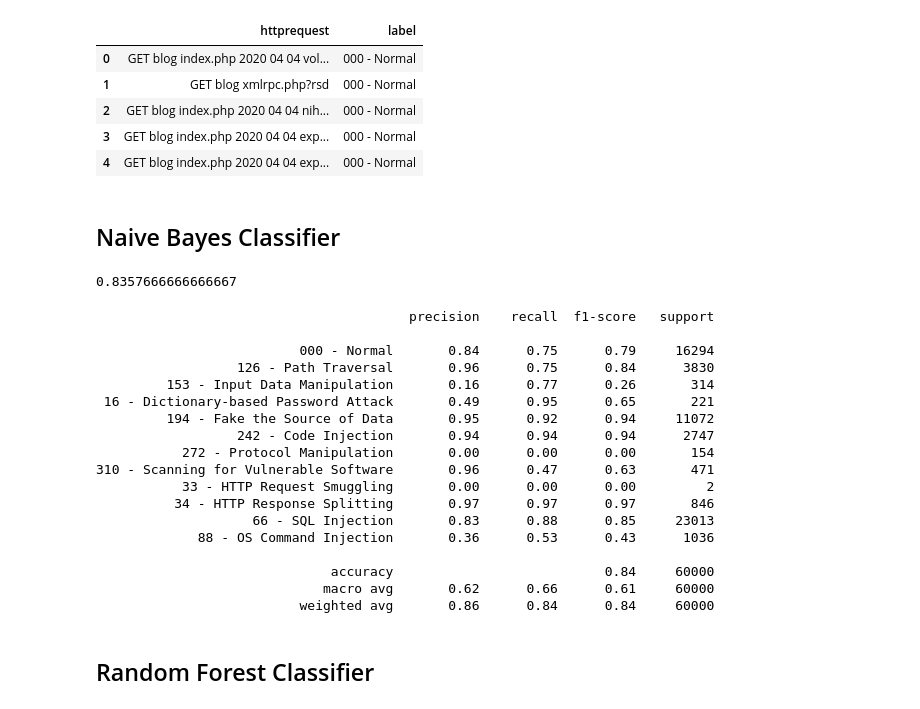
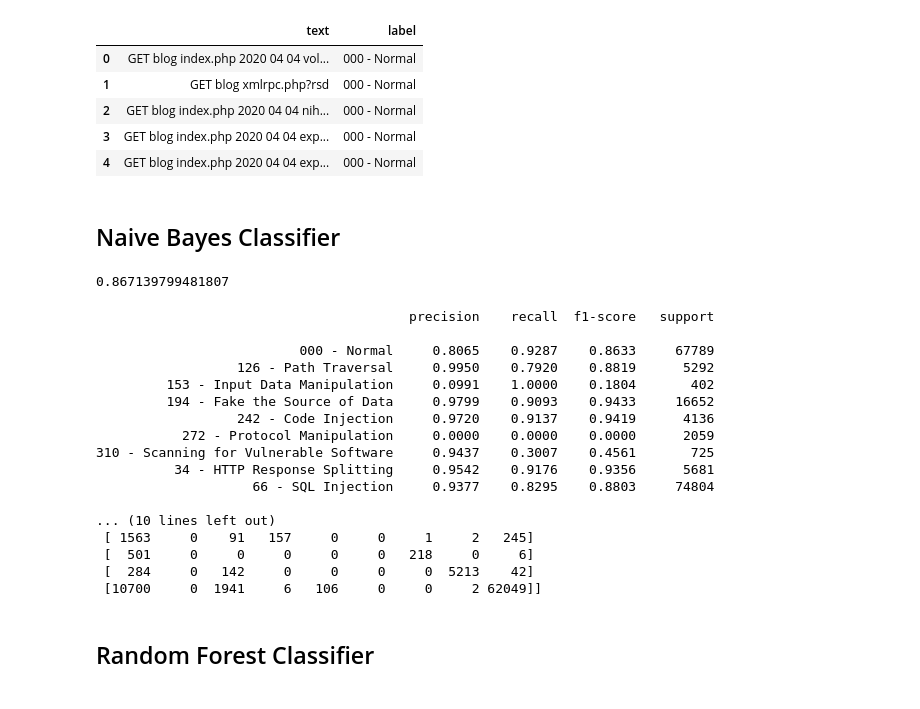
Before and after one commit to DatPham1001/SecBERT, a Jupyter notebook: multilabel-train/TrainningMultiClass.ipynb, the cells around one changed output. Drawn from its saved outputs; the diff is of its cells as text; code cells hidden in the pictures.

```diff
--- a/multilabel-train/TrainningMultiClass.ipynb
+++ b/multilabel-train/TrainningMultiClass.ipynb
@@ -47,9 +47,9 @@ from gensim.models import Word2Vec #Word2Vec is mostly used for huge datasets
 [nltk_data]   Package wordnet is already up-to-date!
 # %%
-data_dir = 'E:\Work_DatPT\Study\Master'
-df_train = pd.read_csv('E:\Work_DatPT\Study\Master\SecBERT\multilabel-train\dataset_capec_multilabel_all.csv')
+# data_dir = 'E:\Work_DatPT\Study\Master'
+df_train = pd.read_csv('D:\Hoc\SecBert\SecBERT\multilabel-train\dataset_capec.csv')
 # df_train = pd.read_csv('E:\Work_DatPT\Study\Master\SecBERT\multilabel-train\dataset_capec_multilabel.csv')
-df_train = df_train.head(300000)
+# df_train = df_train.head(300000)
 # %%
 label_counts = df_train['label'].value_counts()
 
@@ -79,0 +103,8 @@ plt.show()
+# %%
+df_train['text'] = df_train['text'].str.replace('/',' ')
+# df_train.head(10)
+
+#Lấy 100 giá trị đầu tiên cho mỗi nhãn
+grouped_df = df_train.groupby('label').head(1)
+
+grouped_df.head(100)
@@ -117,17 +159,17 @@ class Vectorizer:
                     embedding_matrix[word2id[content[0]]] = np.array(list(map(float, content[1:])))
         return embedding_matrix
 # %%
-X_train, X_val, y_train, y_val = train_test_split(df_train["httprequest"],
+X_train, X_val, y_train, y_val = train_test_split(df_train["text"],
                                                   df_train["label"],
                                                   test_size=0.2,
                                                   shuffle=True)
 vectorizer = Vectorizer('TFIDF')
 train_features, test_features = vectorizer.feature_extraction(X_train, X_val)
 # Optional (not effect very much)
-df_train['httprequest'] = df_train['httprequest'].str.replace('/',' ')
+df_train['text'] = df_train['text'].str.replace('/',' ')
 df_train.head()
 # %% [output]
-|  | httprequest | label |
+|  | text | label |
 | 0 | GET blog index.php 2020 04 04 vol... | 000 - Normal |
 | 1 | GET blog xmlrpc.php?rsd | 000 - Normal |
 | 2 | GET blog index.php 2020 04 04 nih... | 000 - Normal |
@@ -137,9 +179,9 @@ df_train.head()
 ## Naive Bayes Classifier
 # %%
 from sklearn.naive_bayes import MultinomialNB
-X_train, X_val, y_train, y_val = train_test_split(df_train["httprequest"],
+X_train, X_val, y_train, y_val = train_test_split(df_train["text"],
                                                   df_train["label"],
-                                                  test_size=0.2,
+                                                  test_size=0.3,
                                                   shuffle=True)
 vectorizer = Vectorizer('TFIDF')
 train_features, test_features = vectorizer.feature_extraction(X_train, X_val)
@@ -147,29 +189,29 @@ mnb = MultinomialNB()
 mnb.fit(train_features, y_train)
 print(mnb.score(test_features, y_val))
 # %% [output]
-0.8357666666666667
+0.867139799481807
 # %%
 y_predict = mnb.predict(test_features)
-print(classification_report(y_val,y_predict))
+print(classification_report(y_val,y_predict, digits=4))
+print('Confusion Matrix: \n',confusion_matrix(y_val, y_predict))
 # %% [output]
                                         precision    recall  f1-score   support
 
-                          000 - Normal       0.84      0.75      0.79     16294
-                  126 - Path Traversal       0.96      0.75      0.84      3830
-         153 - Input Data Manipulation       0.16      0.77      0.26       314
- 16 - Dictionary-based Password Attack       0.49      0.95      0.65       221
-         194 - Fake the Source of Data       0.95      0.92      0.94     11072
-                  242 - Code Injection       0.94      0.94      0.94      2747
-           272 - Protocol Manipulation       0.00      0.00      0.00       154
-310 - Scanning for Vulnerable Software       0.96      0.47      0.63       471
-           33 - HTTP Request Smuggling       0.00      0.00      0.00         2
-          34 - HTTP Response Splitting       0.97      0.97      0.97       846
-                    66 - SQL Injection       0.83      0.88      0.85     23013
-             88 - OS Command Injection       0.36      0.53      0.43      1036
+                          000 - Normal     0.8065    0.9287    0.8633     67789
+                  126 - Path Traversal     0.9950    0.7920    0.8819      5292
+         153 - Input Data Manipulation     0.0991    1.0000    0.1804       402
+         194 - Fake the Source of Data     0.9799    0.9093    0.9433     16652
+                  242 - Code Injection     0.9720    0.9137    0.9419      4136
+           272 - Protocol Manipulation     0.0000    0.0000    0.0000      2059
+310 - Scanning for Vulnerable Software     0.9437    0.3007    0.4561       725
+          34 - HTTP Response Splitting     0.9542    0.9176    0.9356      5681
+                    66 - SQL Injection     0.9377    0.8295    0.8803     74804
 
-                              accuracy                           0.84     60000
-                             macro avg       0.62      0.66      0.61     60000
-                          weighted avg       0.86      0.84      0.84     60000
+... (10 lines left out)
+ [ 1563     0    91   157     0     0     1     2   245]
+ [  501     0     0     0     0     0   218     0     6]
+ [  284     0   142     0     0     0     0  5213    42]
+ [10700     0  1941     6   106     0     0     2 62049]]
 # %% [markdown]
 ## Random Forest Classifier
 # %%
```
Also changed, not shown: parts of 11 cells of this notebook, 5 other files.
